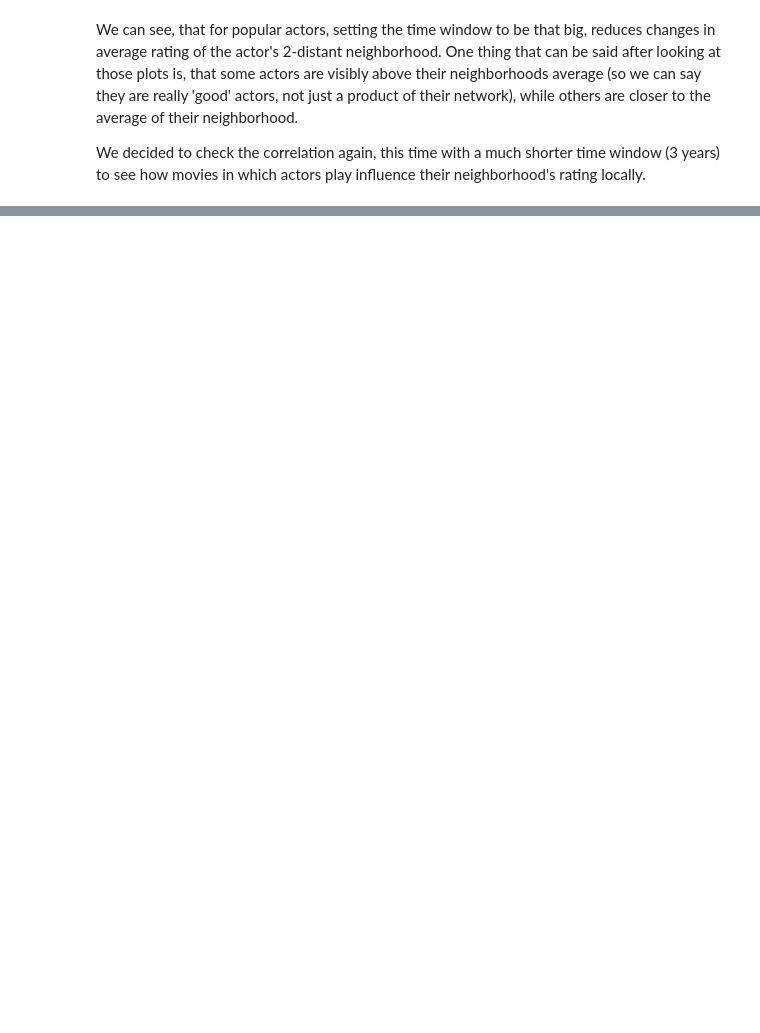
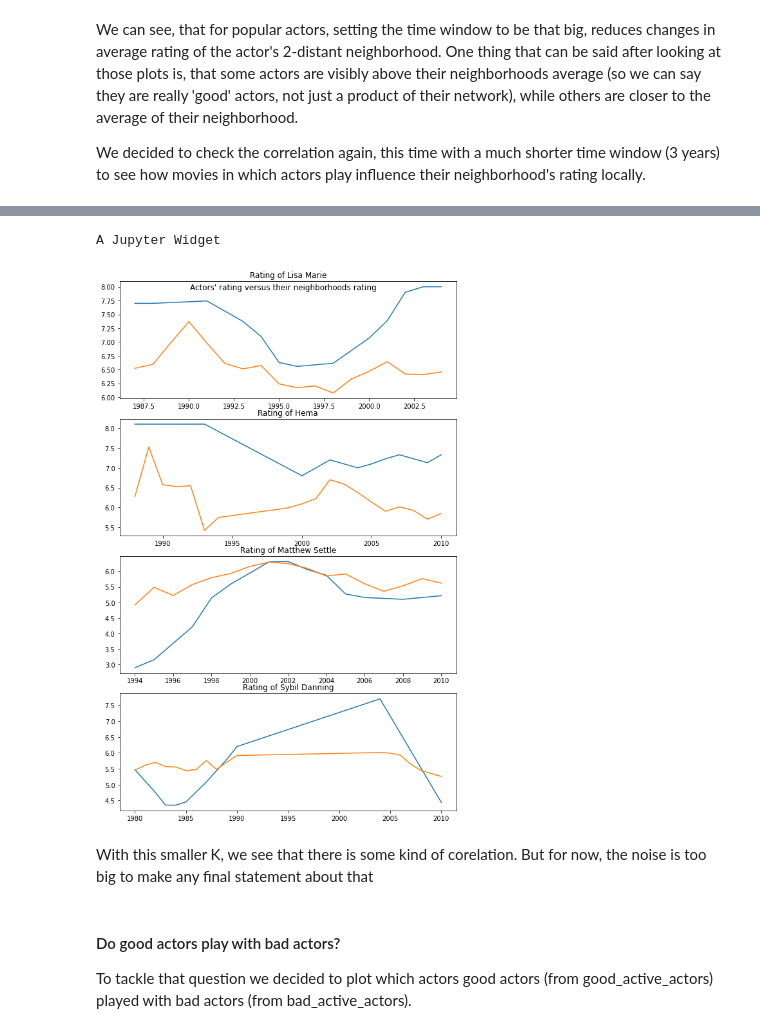
Before and after one commit to epfl-ada/ada-2022-project-datajugglers, a Jupyter notebook: graphs.ipynb, the cells around one changed output, grey strips where cells are left out. Saved outputs shown, nothing was run; the diff lists cells and outputs as text; code cells hidden in the pictures; blank space fills up the shorter version.

```diff
--- a/graphs.ipynb
+++ b/graphs.ipynb
@@ -608,0 +641,38 @@ Number of active actors: 4458
+# %%
+def split_on_rating_in_context(gw, actors, radius=1, threshold=1, year_max=RELEASE_YEAR_MAX, year_min=RELEASE_YEAR_MIN):
+    # Update year min for first year with movie released
+
+    actors_ratings = [[] for _ in actors]
+    neighborhoods_ratings = [[] for _ in actors]
+
+    gw.focus_on_tw(year_min - radius, 2 * radius + 1)
+
+    for _ in tqdm(range(year_min, year_max + 1)):
+        year = gw.tw_start + radius
+        for i, actor in enumerate(actors):
+            neighborhood = gw.k_neighborhood(actor, K)
+            if neighborhood:
+                neighborhoods_ratings[i].append(gw.get_actor_group_rating(neighborhood, year))
+                actors_ratings[i].append(gw.get_actor_rating_smooth(actor, year, radius))
+        gw.move_tw()
+
+    # Check who has rating on average threshold different from neighborhoods rating
+    good_actors = set()
+    bad_actors = set()
+
+    for i, actor in enumerate(tqdm(actors)):
+        actor_rating = np.array(actors_ratings[i])
+        neighborhood_rating = np.array(neighborhoods_ratings[i])
+
+        good_years = actor_rating >= neighborhood_rating + threshold
+        bad_years = actor_rating <= neighborhood_rating - threshold
+
+        if sum(good_years) > len(good_years) / 2:
+            good_actors.add(actor) # Majority of years substentially above average
+        if sum(bad_years) > len(bad_years) / 2:
+            bad_actors.add(actor) # Majority of years substentially below average
+    return good_actors, bad_actors
+
+good_active_actors, bad_active_actors = split_on_rating_in_context(gw, active_actors)
+print(f'Percentage of active actors who often play better then neighborhood: {100 * len(good_active_actors) / len(active_actors)}')
+print(f'Percentage of active actors who often play better then neighborhood: {100 * len(bad_active_actors) / len(active_actors)}')
@@ -661,0 +738,13 @@ Do active actors on average play better then their neighborhoods?
+# %%
+K = 1
+
+plot_ratings_in_context(gw, actors, radius=3)
+# %% [output]
+A Jupyter Widget
+[figure, added]
+# %% [markdown]
+With this smaller K, we see that there is some kind of corelation. But for now, the noise is too big to make any final statement about that
+# %% [markdown]
+#### Do good actors play with bad actors?
+
+To tackle that question we decided to plot which actors good actors (from good_active_actors) played with bad actors (from bad_active_actors).
```
Also changed, not shown: parts of 15 cells of this notebook.
